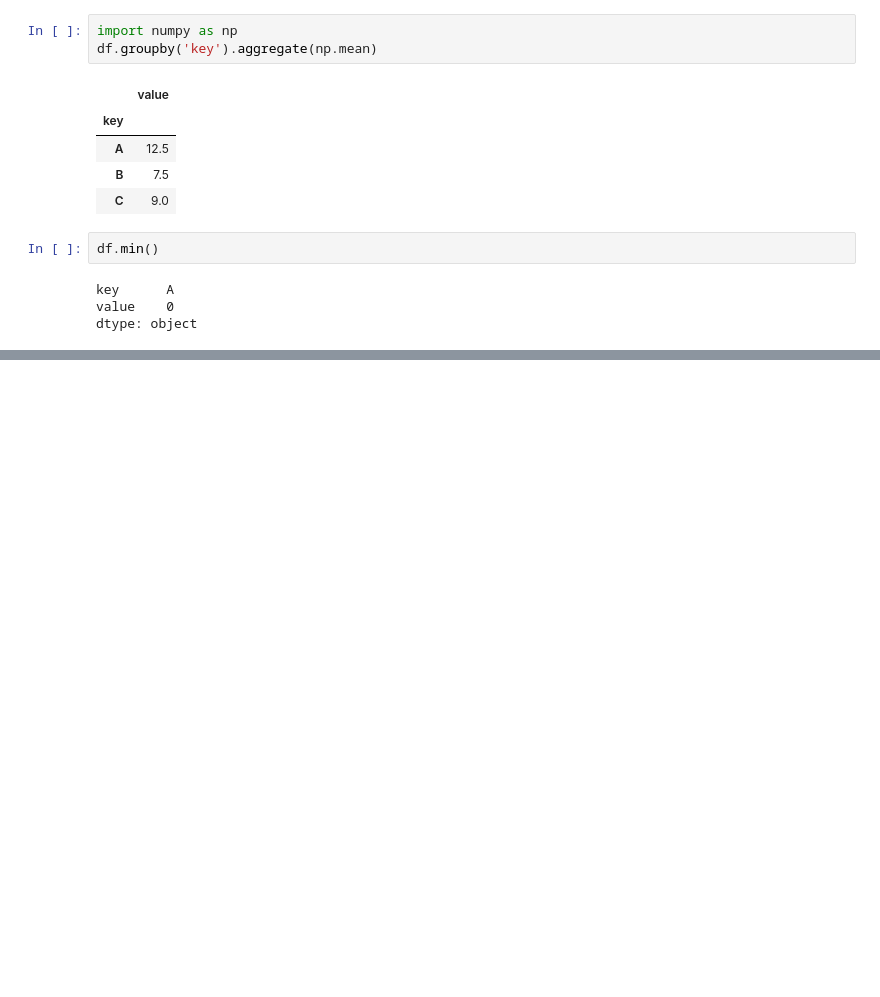
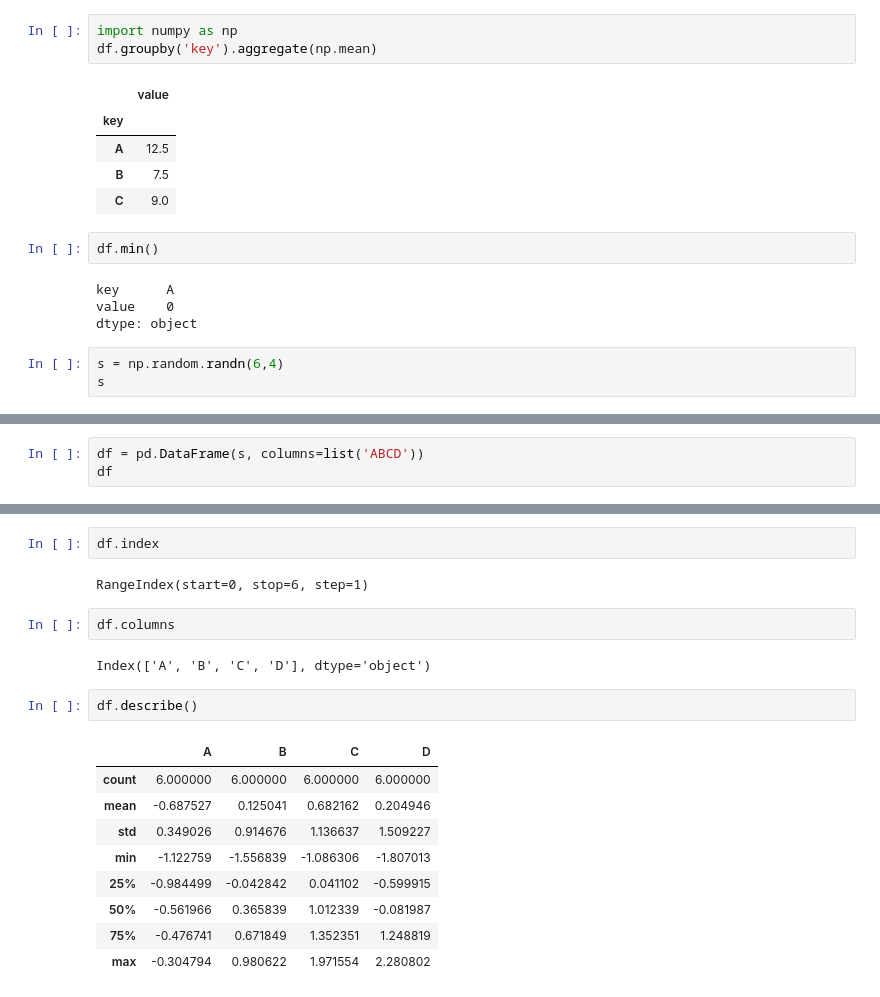
Before and after one commit to hornsey/pythonlearn, a Jupyter notebook: notebook1/pandas2.ipynb, the cells around one changed output, grey strips where cells are left out. Cells and saved outputs as stored; diff of their text form; blank space fills up the shorter version.

```diff
--- a/notebook1/pandas2.ipynb
+++ b/notebook1/pandas2.ipynb
@@ -27,3 +27,6 @@ df.min()
 key      A
 value    0
 dtype: object
+# %%
+s = np.random.randn(6,4)
+s
@@ -29,0 +40,3 @@ dtype: object
+# %%
+df = pd.DataFrame(s, columns=list('ABCD'))
+df
@@ -29,0 +69,20 @@ dtype: object
+# %%
+df.index
+# %% [output]
+RangeIndex(start=0, stop=6, step=1)
+# %%
+df.columns
+# %% [output]
+Index(['A', 'B', 'C', 'D'], dtype='object')
+# %%
+df.describe()
+# %% [output]
+|  | A | B | C | D |
+| count | 6.000000 | 6.000000 | 6.000000 | 6.000000 |
+| mean | -0.687527 | 0.125041 | 0.682162 | 0.204946 |
+| std | 0.349026 | 0.914676 | 1.136637 | 1.509227 |
+| min | -1.122759 | -1.556839 | -1.086306 | -1.807013 |
+| 25% | -0.984499 | -0.042842 | 0.041102 | -0.599915 |
+| 50% | -0.561966 | 0.365839 | 1.012339 | -0.081987 |
+| 75% | -0.476741 | 0.671849 | 1.352351 | 1.248819 |
+| max | -0.304794 | 0.980622 | 1.971554 | 2.280802 |
```
Also changed, not shown: parts of 16 cells of this notebook, 10 other files.
